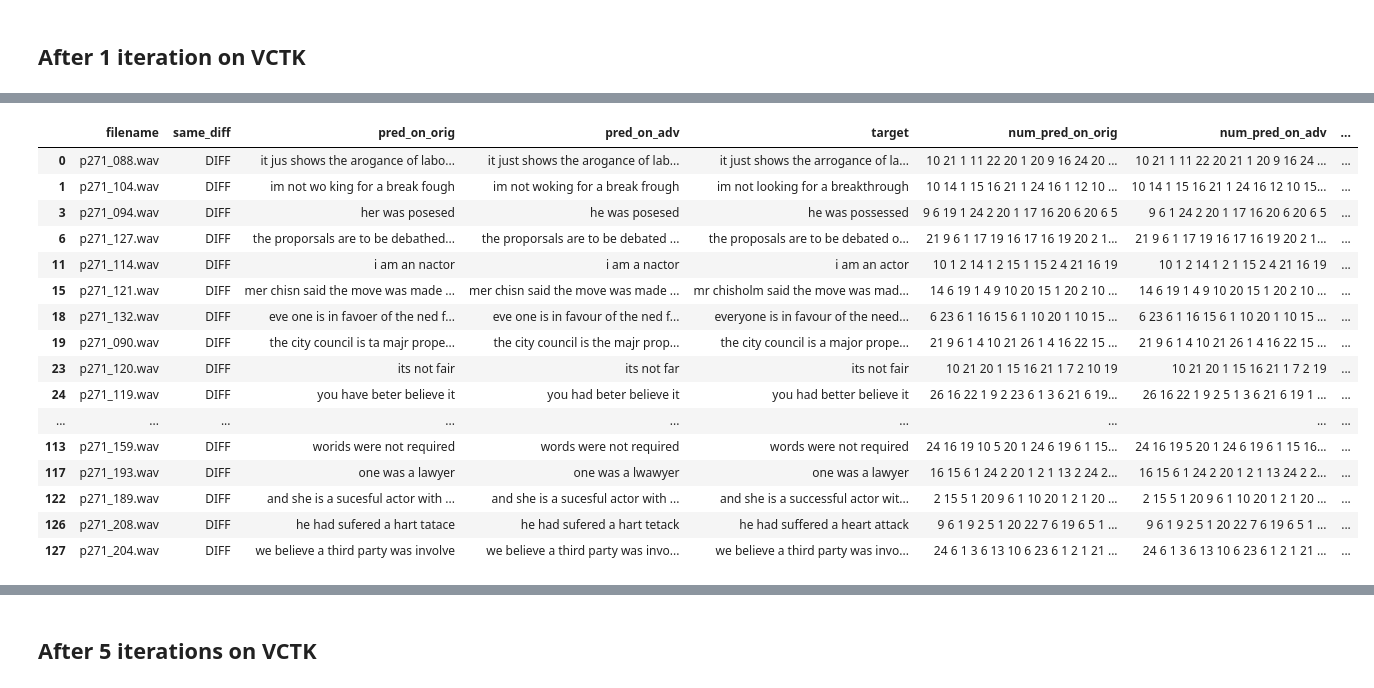
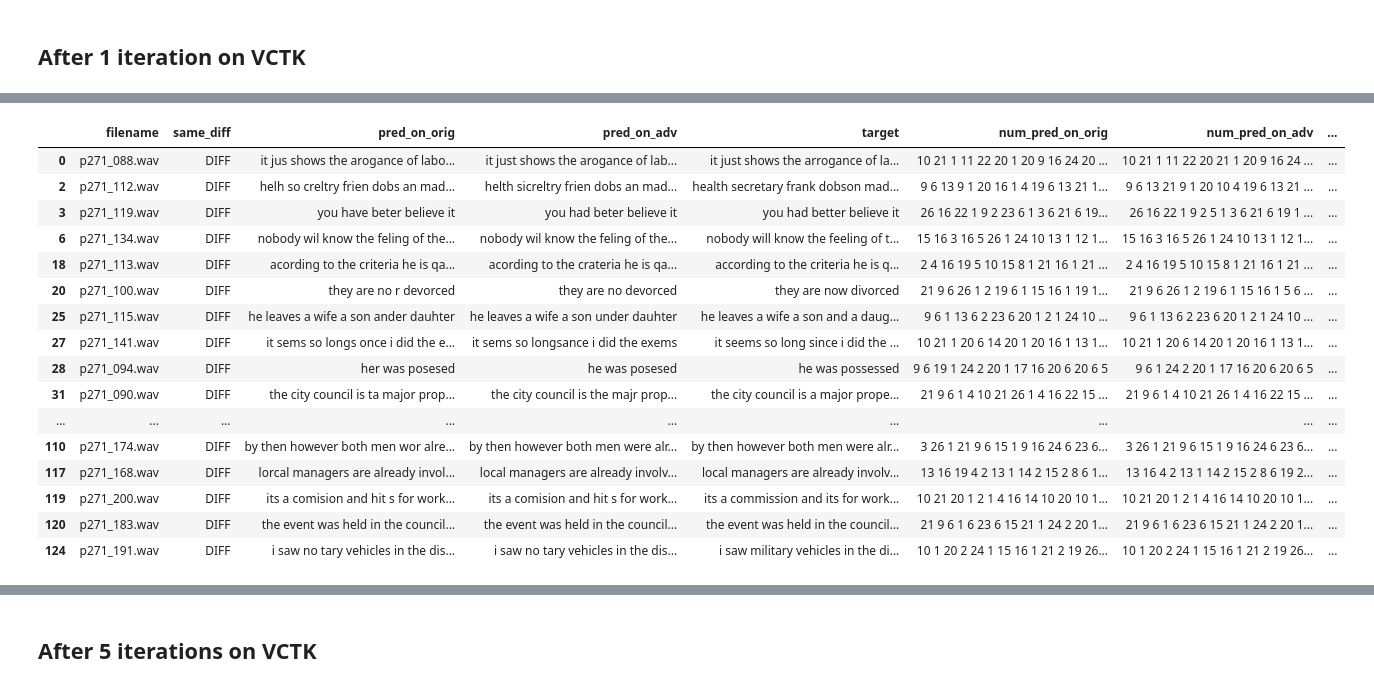
Before and after one commit to daniter-cu/AdversarialSpeech, a Jupyter notebook: speech-to-text-wavenet/Comparing multiple iterations.ipynb, the cells around one changed output, grey strips where cells are left out. Cells and saved outputs as stored; diff of their text form; code cells hidden in the pictures.

```diff
--- a/speech-to-text-wavenet/Comparing multiple iterations.ipynb
+++ b/speech-to-text-wavenet/Comparing multiple iterations.ipynb
@@ -103,20 +100,23 @@ tp2 = pd.read_table(test_vs_pred2_file)
+# %%
+test_vs_predv1_file = "vctk/preds_vs_labels_iters1.tsv"
+tpv1 = pd.read_table(test_vs_predv1_file)
 # %%
-tp2[tp2['same_diff'] == 'DIFF']
+tpv1[tpv1['same_diff'] == 'DIFF']
 # %% [output]
 |  | filename | same_diff | pred_on_orig | pred_on_adv | target | num_pred_on_orig | num_pred_on_adv | ... |
 | 0 | p271_088.wav | DIFF | it jus shows the arogance of labo... | it just shows the arogance of lab... | it just shows the arrogance of la... | 10 21 1 11 22 20 1 20 9 16 24 20 ... | 10 21 1 11 22 20 21 1 20 9 16 24 ... | ... |
-| 1 | p271_104.wav | DIFF | im not wo king for a break fough | im not woking for a break frough | im not looking for a breakthrough | 10 14 1 15 16 21 1 24 16 1 12 10 ... | 10 14 1 15 16 21 1 24 16 12 10 15... | ... |
-| 3 | p271_094.wav | DIFF | her was posesed | he was posesed | he was possessed | 9 6 19 1 24 2 20 1 17 16 20 6 20 6 5 | 9 6 1 24 2 20 1 17 16 20 6 20 6 5 | ... |
-| 6 | p271_127.wav | DIFF | the proporsals are to be debathed... | the proporsals are to be debated ... | the proposals are to be debated o... | 21 9 6 1 17 19 16 17 16 19 20 2 1... | 21 9 6 1 17 19 16 17 16 19 20 2 1... | ... |
-| 11 | p271_114.wav | DIFF | i am an nactor | i am a nactor | i am an actor | 10 1 2 14 1 2 15 1 15 2 4 21 16 19 | 10 1 2 14 1 2 1 15 2 4 21 16 19 | ... |
-| 15 | p271_121.wav | DIFF | mer chisn said the move was made ... | mer chisn said the move was made ... | mr chisholm said the move was mad... | 14 6 19 1 4 9 10 20 15 1 20 2 10 ... | 14 6 19 1 4 9 10 20 15 1 20 2 10 ... | ... |
-| 18 | p271_132.wav | DIFF | eve one is in favoer of the ned f... | eve one is in favour of the ned f... | everyone is in favour of the need... | 6 23 6 1 16 15 6 1 10 20 1 10 15 ... | 6 23 6 1 16 15 6 1 10 20 1 10 15 ... | ... |
-| 19 | p271_090.wav | DIFF | the city council is ta majr prope... | the city council is the majr prop... | the city council is a major prope... | 21 9 6 1 4 10 21 26 1 4 16 22 15 ... | 21 9 6 1 4 10 21 26 1 4 16 22 15 ... | ... |
-| 23 | p271_120.wav | DIFF | its not fair | its not far | its not fair | 10 21 20 1 15 16 21 1 7 2 10 19 | 10 21 20 1 15 16 21 1 7 2 19 | ... |
-| 24 | p271_119.wav | DIFF | you have beter believe it | you had beter believe it | you had better believe it | 26 16 22 1 9 2 23 6 1 3 6 21 6 19... | 26 16 22 1 9 2 5 1 3 6 21 6 19 1 ... | ... |
+| 2 | p271_112.wav | DIFF | helh so creltry frien dobs an mad... | helth sicreltry frien dobs an mad... | health secretary frank dobson mad... | 9 6 13 9 1 20 16 1 4 19 6 13 21 1... | 9 6 13 21 9 1 20 10 4 19 6 13 21 ... | ... |
+| 3 | p271_119.wav | DIFF | you have beter believe it | you had beter believe it | you had better believe it | 26 16 22 1 9 2 23 6 1 3 6 21 6 19... | 26 16 22 1 9 2 5 1 3 6 21 6 19 1 ... | ... |
+| 6 | p271_134.wav | DIFF | nobody wil know the feling of the... | nobody wil know the feling of the... | nobody will know the feeling of t... | 15 16 3 16 5 26 1 24 10 13 1 12 1... | 15 16 3 16 5 26 1 24 10 13 1 12 1... | ... |
+| 18 | p271_113.wav | DIFF | acording to the criteria he is qa... | acording to the crateria he is qa... | according to the criteria he is q... | 2 4 16 19 5 10 15 8 1 21 16 1 21 ... | 2 4 16 19 5 10 15 8 1 21 16 1 21 ... | ... |
+| 20 | p271_100.wav | DIFF | they are no r devorced | they are no devorced | they are now divorced | 21 9 6 26 1 2 19 6 1 15 16 1 19 1... | 21 9 6 26 1 2 19 6 1 15 16 1 5 6 ... | ... |
+| 25 | p271_115.wav | DIFF | he leaves a wife a son ander dauhter | he leaves a wife a son under dauhter | he leaves a wife a son and a daug... | 9 6 1 13 6 2 23 6 20 1 2 1 24 10 ... | 9 6 1 13 6 2 23 6 20 1 2 1 24 10 ... | ... |
+| 27 | p271_141.wav | DIFF | it sems so longs once i did the e... | it sems so longsance i did the exems | it seems so long since i did the ... | 10 21 1 20 6 14 20 1 20 16 1 13 1... | 10 21 1 20 6 14 20 1 20 16 1 13 1... | ... |
+| 28 | p271_094.wav | DIFF | her was posesed | he was posesed | he was possessed | 9 6 19 1 24 2 20 1 17 16 20 6 20 6 5 | 9 6 1 24 2 20 1 17 16 20 6 20 6 5 | ... |
+| 31 | p271_090.wav | DIFF | the city council is ta major prop... | the city council is the majr prop... | the city council is a major prope... | 21 9 6 1 4 10 21 26 1 4 16 22 15 ... | 21 9 6 1 4 10 21 26 1 4 16 22 15 ... | ... |
 | ... | ... | ... | ... | ... | ... | ... | ... | ... |
-| 113 | p271_159.wav | DIFF | worids were not required | words were not required | words were not required | 24 16 19 10 5 20 1 24 6 19 6 1 15... | 24 16 19 5 20 1 24 6 19 6 1 15 16... | ... |
-| 117 | p271_193.wav | DIFF | one was a lawyer | one was a lwawyer | one was a lawyer | 16 15 6 1 24 2 20 1 2 1 13 2 24 2... | 16 15 6 1 24 2 20 1 2 1 13 24 2 2... | ... |
-| 122 | p271_189.wav | DIFF | and she is a sucesful actor with ... | and she is a sucesful actor with ... | and she is a successful actor wit... | 2 15 5 1 20 9 6 1 10 20 1 2 1 20 ... | 2 15 5 1 20 9 6 1 10 20 1 2 1 20 ... | ... |
-| 126 | p271_208.wav | DIFF | he had sufered a hart tatace | he had sufered a hart tetack | he had suffered a heart attack | 9 6 1 9 2 5 1 20 22 7 6 19 6 5 1 ... | 9 6 1 9 2 5 1 20 22 7 6 19 6 5 1 ... | ... |
-| 127 | p271_204.wav | DIFF | we believe a third party was involve | we believe a third party was invo... | we believe a third party was invo... | 24 6 1 3 6 13 10 6 23 6 1 2 1 21 ... | 24 6 1 3 6 13 10 6 23 6 1 2 1 21 ... | ... |
+| 110 | p271_174.wav | DIFF | by then however both men wor alre... | by then however both men were alr... | by then however both men were alr... | 3 26 1 21 9 6 15 1 9 16 24 6 23 6... | 3 26 1 21 9 6 15 1 9 16 24 6 23 6... | ... |
+| 117 | p271_168.wav | DIFF | lorcal managers are already invol... | local managers are already involv... | local managers are already involv... | 13 16 19 4 2 13 1 14 2 15 2 8 6 1... | 13 16 4 2 13 1 14 2 15 2 8 6 19 2... | ... |
+| 119 | p271_200.wav | DIFF | its a comision and hit s for work... | its a comision and hit s for work... | its a commission and its for work... | 10 21 20 1 2 1 4 16 14 10 20 10 1... | 10 21 20 1 2 1 4 16 14 10 20 10 1... | ... |
+| 120 | p271_183.wav | DIFF | the event was held in the council... | the event was held in the council... | the event was held in the council... | 21 9 6 1 6 23 6 15 21 1 24 2 20 1... | 21 9 6 1 6 23 6 15 21 1 24 2 20 1... | ... |
+| 124 | p271_191.wav | DIFF | i saw no tary vehicles in the dis... | i saw no tary vehicles in the dis... | i saw military vehicles in the di... | 10 1 20 2 24 1 15 16 1 21 2 19 26... | 10 1 20 2 24 1 15 16 1 21 2 19 26... | ... |
```
Also changed, not shown: parts of 20 cells of this notebook.
